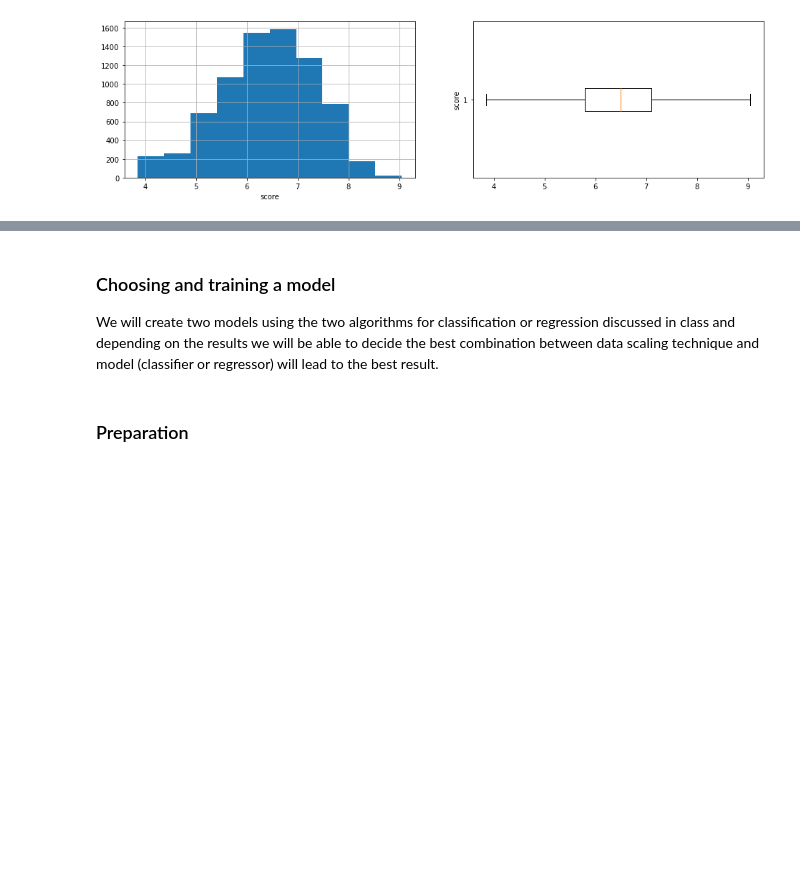
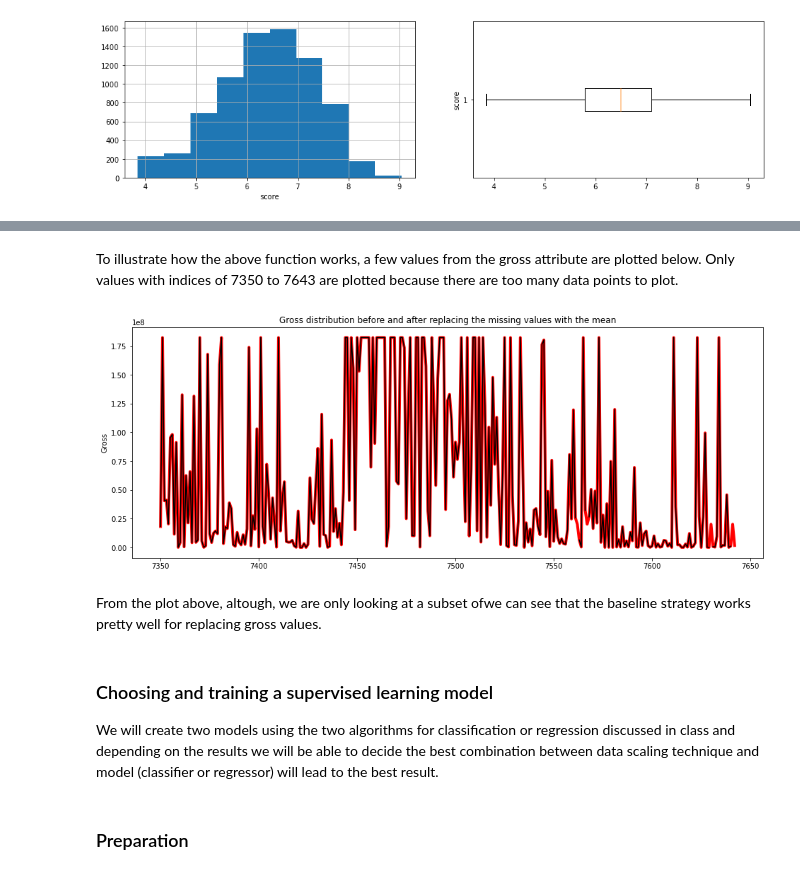
Before and after one commit to dchicasduena/COMP3400_Project, a Jupyter notebook: Iteration 2/Project2.ipynb, the cells around one changed output, grey strips where cells are left out. Cells and saved outputs as stored; diff of their text form; code cells hidden in the pictures; blank space fills up the shorter version.

Commit message:
Added the baseline strategy for missing values

```diff
--- a/Iteration 2/Project2.ipynb
+++ b/Iteration 2/Project2.ipynb
@@ -282,0 +307,3 @@ m2 = m2_copy
+# %%
+#The dataframe with replaced values will be called m2_gross_replaced
+m2_gross_replaced = m2.copy()
@@ -283,5 +331,21 @@ m2 = m2_copy
+# %% [markdown]
+To illustrate how the above function works, a few values from the gross attribute are plotted below. Only values with indices of 7350 to 7643 are plotted because there are too many data points to plot.
+# %%
+fig, axs = plt.subplots(figsize = (16,6))
+
+#replaced variables
+axs.plot(m2_gross_replaced['gross'].iloc[7350:], lw=4, color='red')
+#original data with missing values
+axs.plot(m2['gross'].iloc[7350:], color = 'black')
+axs.set(ylabel = "Gross", title = "Gross distribution before and after replacing the missing values with the mean")
+
+plt.show()
+# %% [output]
+[figure, added]
+# %% [markdown]
+From the plot above, altough, we are only looking at a subset ofwe can see that the baseline strategy works pretty well for replacing gross values.
 # %% [markdown]
-### Choosing and training a model
+### Choosing and training a supervised learning model
 We will create two models using the two algorithms for classification or regression discussed in class and depending on the results we will be able to decide the best combination between data scaling technique and model (classifier or regressor) will lead to the best result.
 # %% [markdown]
 ### Preparation
```
Also changed, not shown: parts of 6 cells of this notebook.
